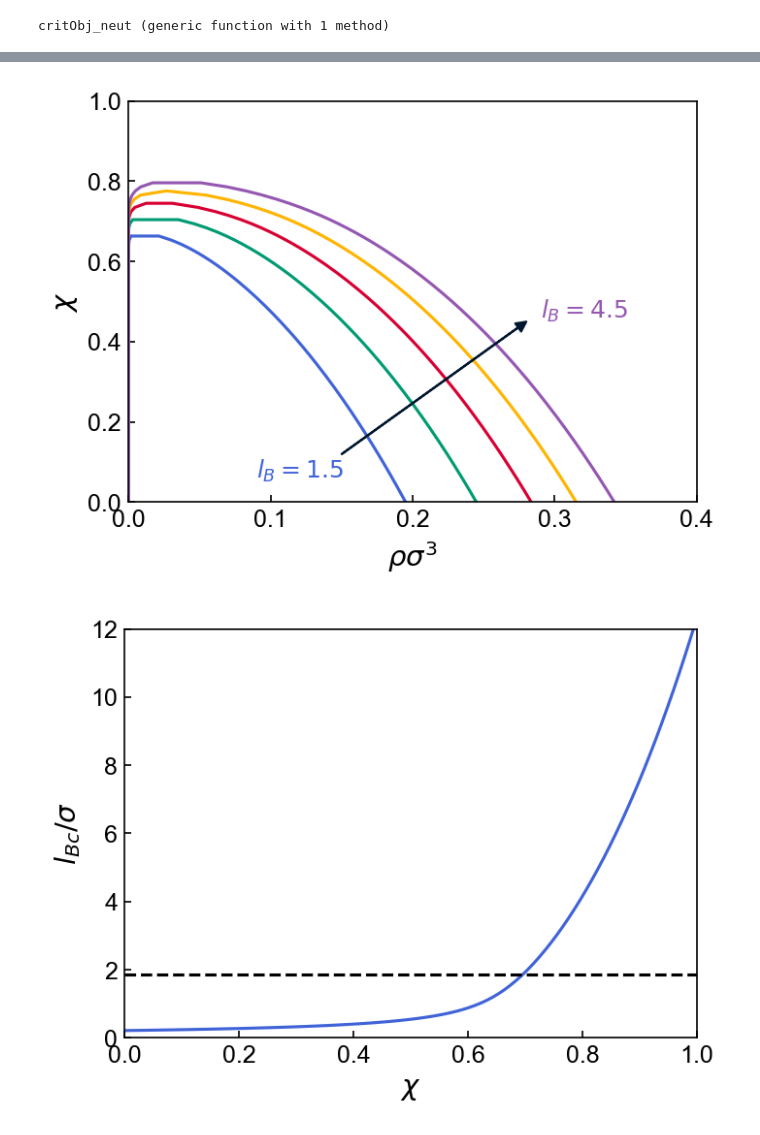
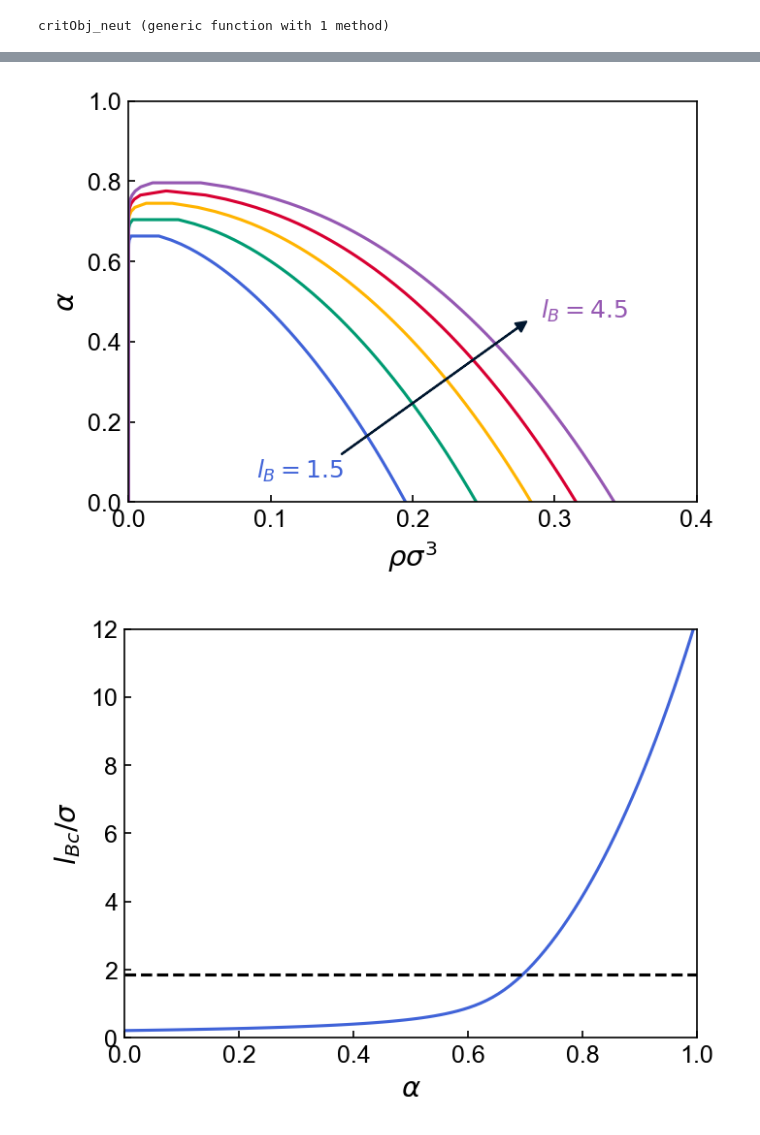
Before and after one commit to kelseyfu/Polyampholyte-SURF, a Jupyter notebook: theory/PILs_sym.ipynb, the cells around one changed output, grey strips where cells are left out. Saved outputs shown, nothing was run; the diff lists cells and outputs as text; code cells hidden in the pictures.

```diff
--- a/theory/PILs_sym.ipynb
+++ b/theory/PILs_sym.ipynb
@@ -29,7 +29,7 @@ rcParams["ytick.direction"]= "in"
 rcParams["font.family"]= "sans-serif"
 rcParams["font.sans-serif"]= ["Arial"]
 # Create color wheel
-rcParams["axes.prop_cycle"] = plt.matplotlib.cycler(color=["#4063D8","#009B72","#D80032","#FFB400","#9558B2","#01172F"])
+rcParams["axes.prop_cycle"] = plt.matplotlib.cycler(color=["#4063D8","#009B72","#FFB400","#D80032","#9558B2","#01172F"])
 # %% [output]
 | 'color' |
 | '#4063D8' |
@@ -73,3 +73,33 @@ function critObj_neut(F,model,lBc,ρc)
 end
 # %% [output]
 critObj_neut (generic function with 1 method)
+# %%
+N = 100
+Nu = 1:10:(N-1)
+ρ = zeros(N,length(Nu),2)
+lB = zeros(N,length(Nu))
+x0c = [0.2,-2.4]
+
+for i in 1:length(Nu)
+    model = LS(["PAL"]; userlocations=(;
+                    N = [N],
+                    Nu = [Nu[i]],
+                    Z = [0]))
+
+    objcrit!(F,x) = critObj_neut(F,model,x[1],exp10(x[2]))
+    x = Clapeyron.Solvers.nlsolve(objcrit!,x0c)
+    x0c = Clapeyron.Solvers.x_sol(x)
+    lBc = x0c[1]
+    lB[:,i] .= LinRange(4.5,lBc,N)
+
+    x0 = [-100,-0.2]
+    for j in 1:N
+        obj!(F,x) = phaseqObj_neut(F,model,lB[j],exp10(x[1]),exp10(x[2]))
+        x = Clapeyron.Solvers.nlsolve(obj!,big.(x0))
+        x0 = Clapeyron.Solvers.x_sol(x)
+        ρ[j,i,:] = exp10.(x0)
+        if abs(ρ[j,i,1] - ρ[j,i,2]) < 1e-3
+            break
+        end
+    end
+end
@@ -99,20 +175,21 @@ end
 # %%
 plt.clf()
 for i in 1:2:length(lB)
     idxend = findfirst(x->x==0,ρ[i,:,1])-2
     plt.plot(vcat(ρ[i,1:idxend,1],reverse(ρ[i,1:idxend,2])),(vcat(1:idxend,reverse(1:idxend)).-1)/(N-2),label="lB = $(lB[i])")
 end
 plt.annotate("", xy=(0.28, 0.45), xytext=(0.15, 0.12), arrowprops=Dict(:headwidth=>5, :headlength=>5, :width=>0.2, :color=>"#01172F"))
 plt.text(0.09,0.06,L"l_B=1.5",color="#4063D8")
 plt.text(0.29,0.46,L"l_B=4.5",color="#9558B2")
-plt.ylabel(L"\chi")
+plt.ylabel(L"\alpha")
 plt.xlabel(L"\rho\sigma^3")
 plt.xlim(0,0.4)
 plt.ylim(0,1)
-plt.savefig("phaseq_neut.pdf",dpi=300)
+plt.savefig("phaseq_neut_alpha.pdf",dpi=300)
+plt.savefig("phaseq_neut_alpha.png",dpi=300)
 display(plt.gcf())
 # %% [output]
-[figure, old version]
+[figure, new version]
 # %%
 N = 100
 Nu = 1:(N-1)
```
Also changed, not shown: parts of 8 cells of this notebook, 34 other files.
